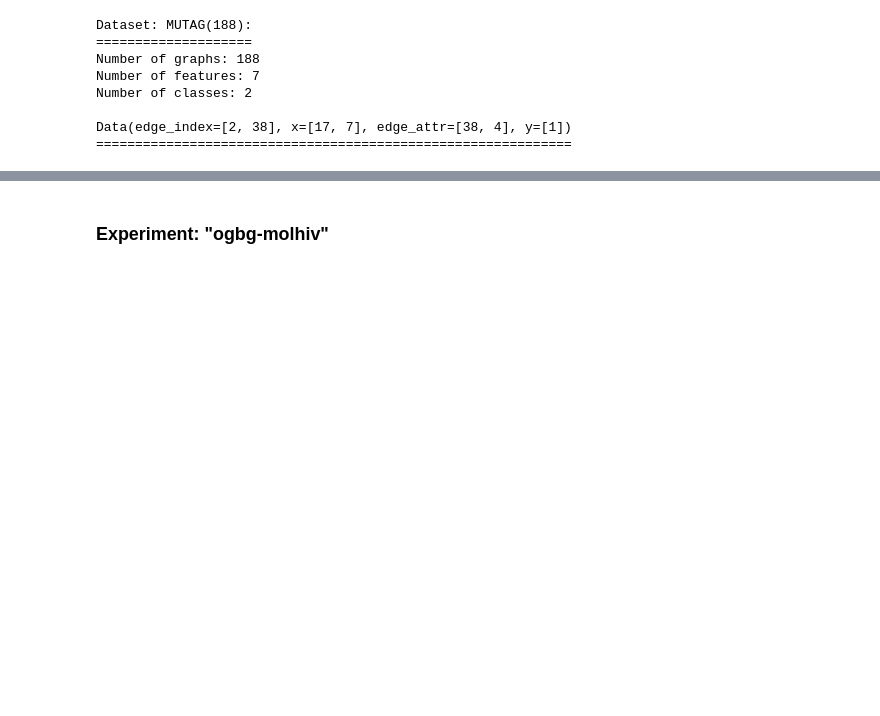
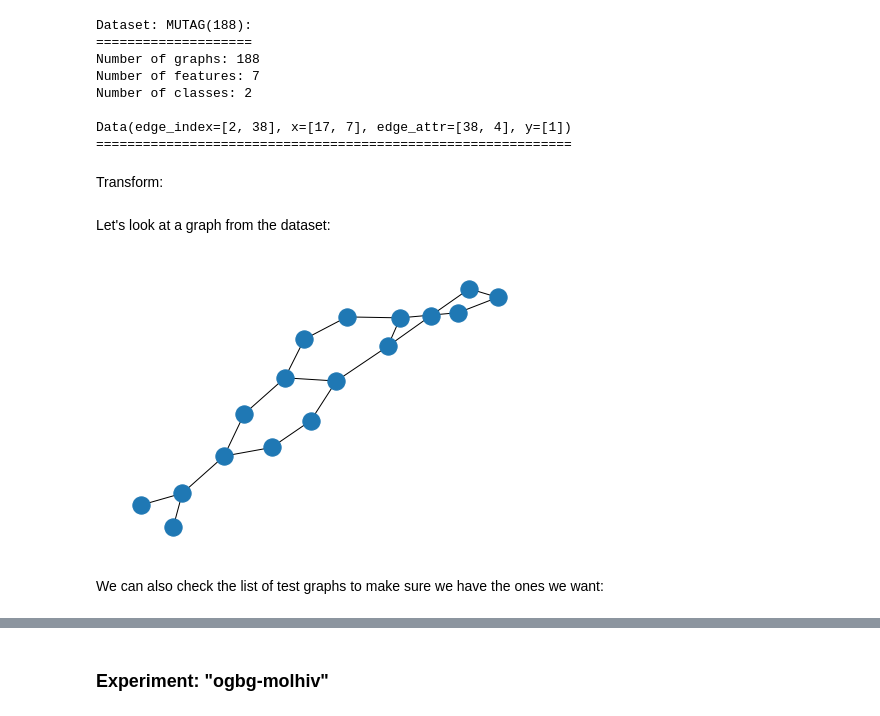
Before and after one commit to dakhtiam/graph_homomorphism, a Jupyter notebook: project_experiments.ipynb, the cells around one changed output, grey strips where cells are left out. Cells and saved outputs as stored; diff of their text form; code cells hidden in the pictures; blank space fills up the shorter version.

```diff
--- a/project_experiments.ipynb
+++ b/project_experiments.ipynb
@@ -162,4 +201,6 @@ Number of classes: 2
 
 Data(edge_index=[2, 38], x=[17, 7], edge_attr=[38, 4], y=[1])
 =============================================================
+# %% [markdown]
+Transform:
 # %%
@@ -169,0 +210,8 @@ f = [add_testgraphs(data) for data in Encoded_Dataset]
+# %% [markdown]
+Let's look at a graph from the dataset:
+# %%
+encoded_dataset[0].draw_graph()
+# %% [output]
+[figure, added]
+# %% [markdown]
+We can also check the list of test graphs to make sure we have the ones we want:
```
Also changed, not shown: parts of 97 cells of this notebook, 6 other files.
